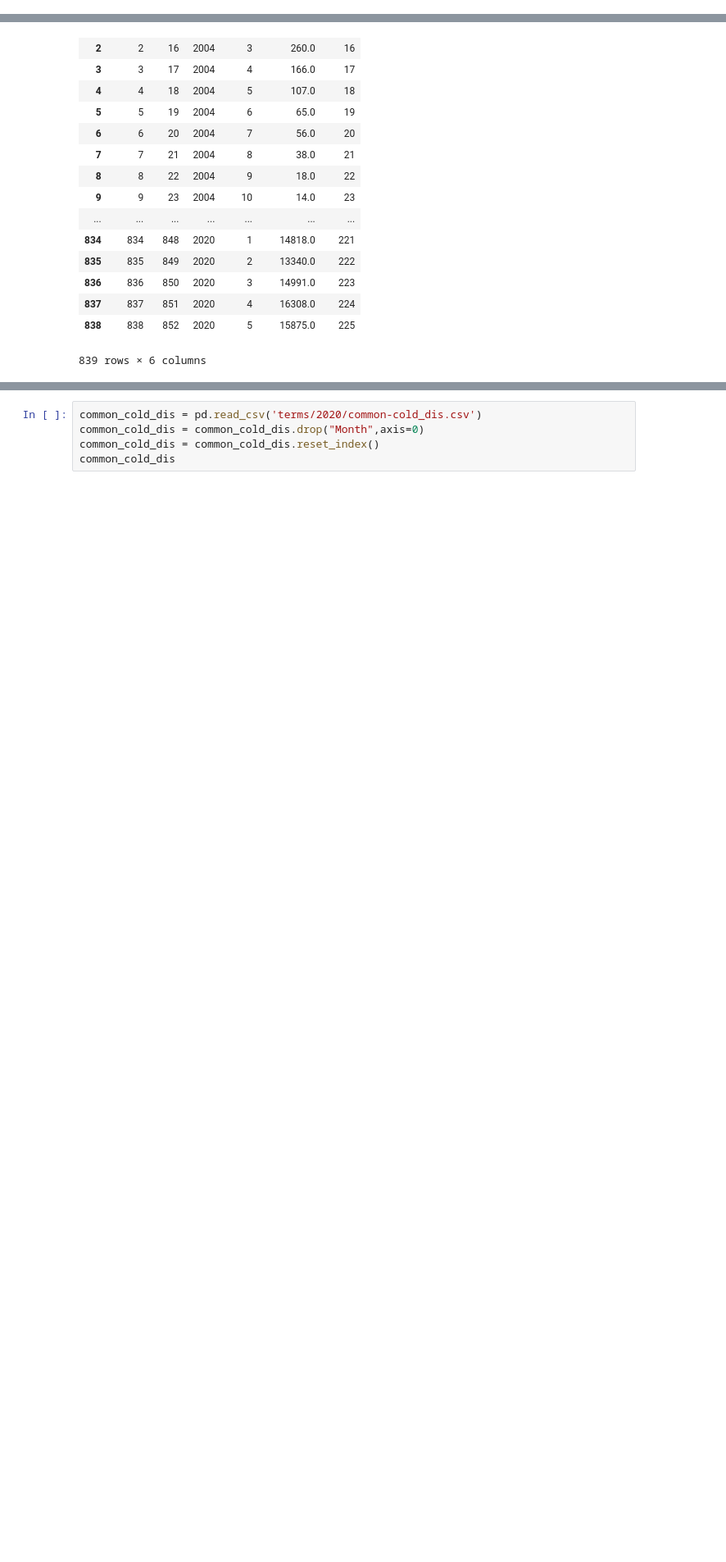
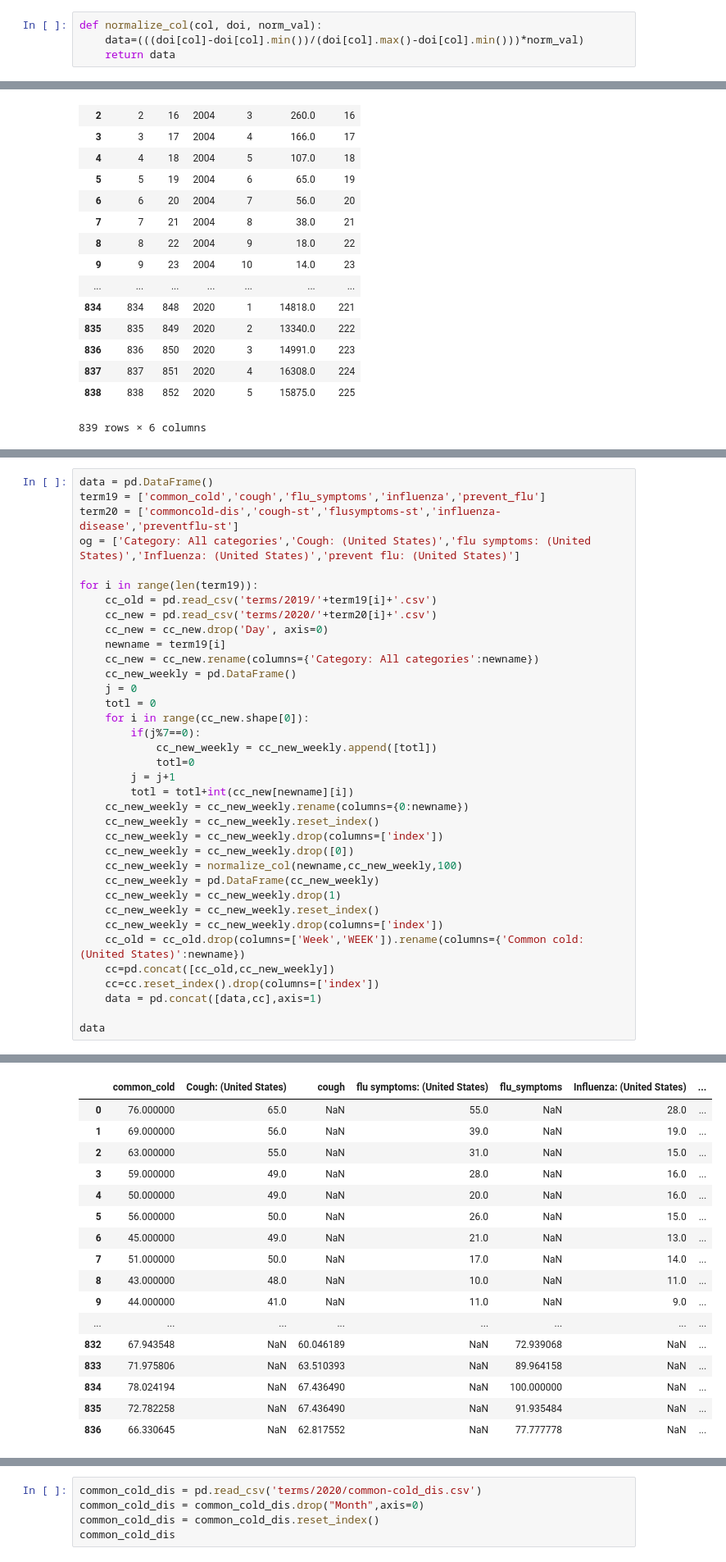
Before and after one commit to shreyaj1212/Influenza-Trends, a Jupyter notebook: 2020Consolidating Truth Data and Term Data.ipynb, the cells around one changed output, grey strips where cells are left out. Shown at 82% size. Drawn from its saved outputs; the diff is of its cells as text; blank space fills up the shorter version.

Commit message:
Collecting Data
After about 5 (time-consuming) attempts, I think I have finally settled on a method to collect sound data. Yay! I'll finish it up after a quick break!

```diff
--- a/2020Consolidating Truth Data and Term Data.ipynb
+++ b/2020Consolidating Truth Data and Term Data.ipynb
@@ -9,0 +14,4 @@ from sklearn import preprocessing
+# %%
+def normalize_col(col, doi, norm_val):
+    data=(((doi[col]-doi[col].min())/(doi[col].max()-doi[col].min()))*norm_val)
+    return data
@@ -152,0 +165,37 @@ data
+# %%
+data = pd.DataFrame()
+term19 = ['common_cold','cough','flu_symptoms','influenza','prevent_flu']
+term20 = ['commoncold-dis','cough-st','flusymptoms-st','influenza-disease','preventflu-st']
+og = ['Category: All categories','Cough: (United States)','flu symptoms: (United States)','Influenza: (United States)','prevent flu: (United States)']
+
+for i in range(len(term19)):
+    cc_old = pd.read_csv('terms/2019/'+term19[i]+'.csv')
+    cc_new = pd.read_csv('terms/2020/'+term20[i]+'.csv')
+    cc_new = cc_new.drop('Day', axis=0)
+    newname = term19[i]
+    cc_new = cc_new.rename(columns={'Category: All categories':newname})
+    cc_new_weekly = pd.DataFrame()
+    j = 0
+    totl = 0
+    for i in range(cc_new.shape[0]):
+        if(j%7==0):
+            cc_new_weekly = cc_new_weekly.append([totl])
+            totl=0
+        j = j+1
+        totl = totl+int(cc_new[newname][i])
+    cc_new_weekly = cc_new_weekly.rename(columns={0:newname})
+    cc_new_weekly = cc_new_weekly.reset_index()
+    cc_new_weekly = cc_new_weekly.drop(columns=['index'])
+    cc_new_weekly = cc_new_weekly.drop([0])
+    cc_new_weekly = normalize_col(newname,cc_new_weekly,100)
+    cc_new_weekly = pd.DataFrame(cc_new_weekly)
+    cc_new_weekly = cc_new_weekly.drop(1)
+    cc_new_weekly = cc_new_weekly.reset_index()
+    cc_new_weekly = cc_new_weekly.drop(columns=['index'])
+    cc_old = cc_old.drop(columns=['Week','WEEK']).rename(columns={'Common cold: (United States)':newname})
+    cc=pd.concat([cc_old,cc_new_weekly])
+    cc=cc.reset_index().drop(columns=['index'])
+    data = pd.concat([data,cc],axis=1)
+
+data
+# %% [output]
@@ -152,0 +207,17 @@ data
+|  | common_cold | Cough: (United States) | cough | flu symptoms: (United States) | flu_symptoms | Influenza: (United States) | ... |
+| 0 | 76.000000 | 65.0 | NaN | 55.0 | NaN | 28.0 | ... |
+| 1 | 69.000000 | 56.0 | NaN | 39.0 | NaN | 19.0 | ... |
+| 2 | 63.000000 | 55.0 | NaN | 31.0 | NaN | 15.0 | ... |
+| 3 | 59.000000 | 49.0 | NaN | 28.0 | NaN | 16.0 | ... |
+| 4 | 50.000000 | 49.0 | NaN | 20.0 | NaN | 16.0 | ... |
+| 5 | 56.000000 | 50.0 | NaN | 26.0 | NaN | 15.0 | ... |
+| 6 | 45.000000 | 49.0 | NaN | 21.0 | NaN | 13.0 | ... |
+| 7 | 51.000000 | 50.0 | NaN | 17.0 | NaN | 14.0 | ... |
+| 8 | 43.000000 | 48.0 | NaN | 10.0 | NaN | 11.0 | ... |
+| 9 | 44.000000 | 41.0 | NaN | 11.0 | NaN | 9.0 | ... |
+| ... | ... | ... | ... | ... | ... | ... | ... |
+| 832 | 67.943548 | NaN | 60.046189 | NaN | 72.939068 | NaN | ... |
+| 833 | 71.975806 | NaN | 63.510393 | NaN | 89.964158 | NaN | ... |
+| 834 | 78.024194 | NaN | 67.436490 | NaN | 100.000000 | NaN | ... |
+| 835 | 72.782258 | NaN | 67.436490 | NaN | 91.935484 | NaN | ... |
+| 836 | 66.330645 | NaN | 62.817552 | NaN | 77.777778 | NaN | ... |
```
Also changed, not shown: parts of 16 cells of this notebook, 27 other files.
